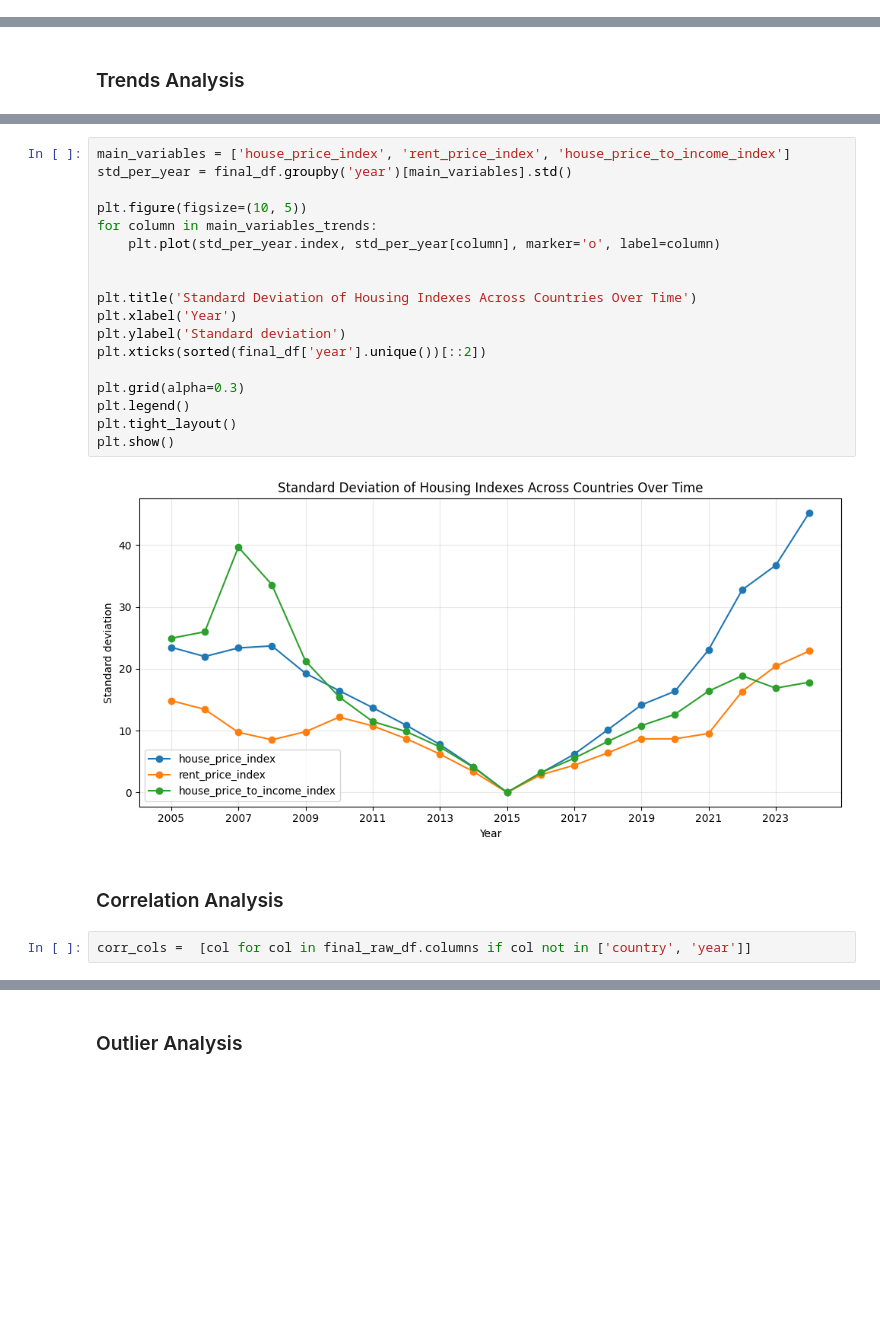
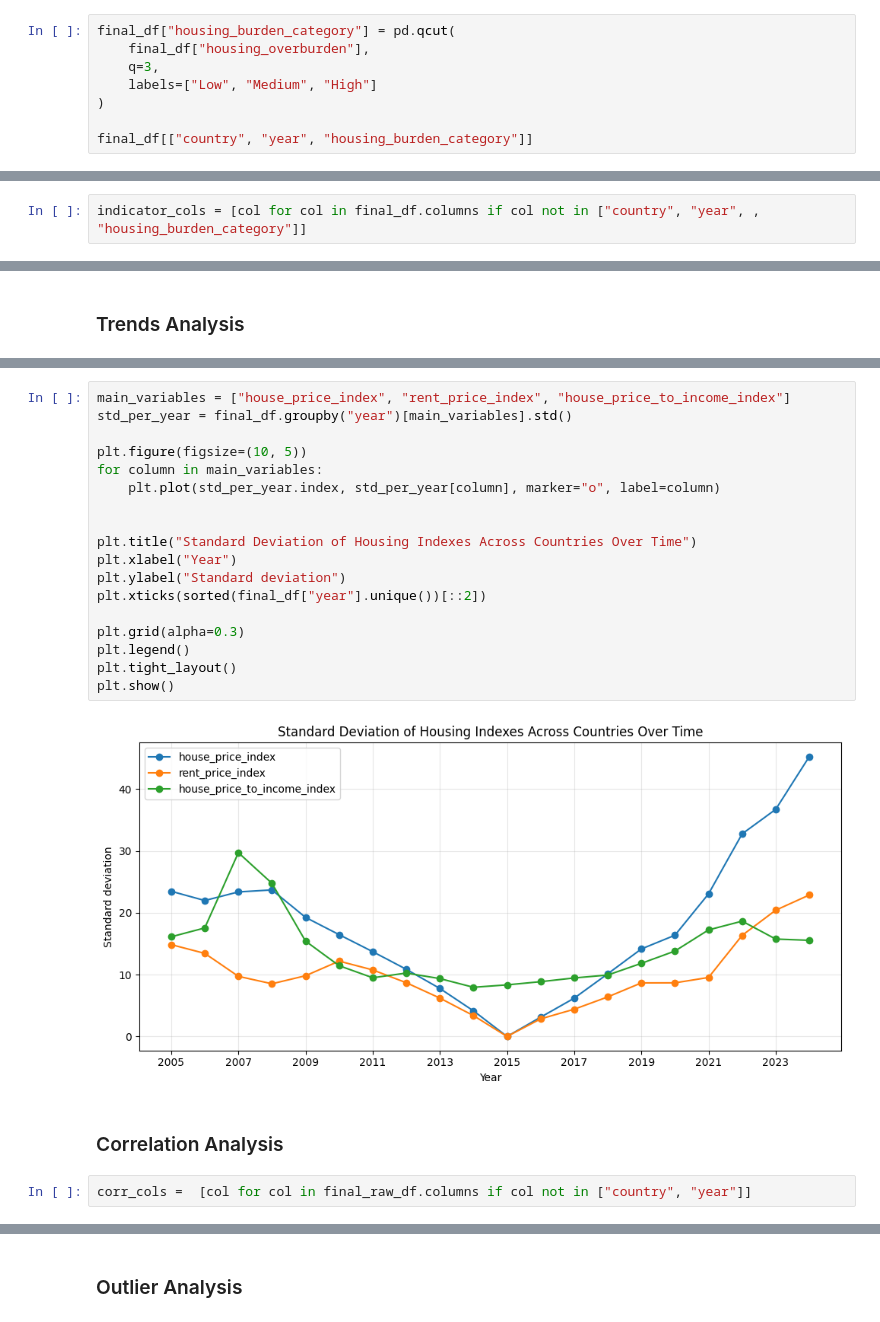
Before and after one commit to baktofebruary/InfoVis, a Jupyter notebook: notebooks/prepare_data.ipynb, the cells around one changed output, grey strips where cells are left out. Cells and saved outputs as stored; diff of their text form; blank space fills up the shorter version.

Commit message:
Add overburden category

```diff
--- a/notebooks/prepare_data.ipynb
+++ b/notebooks/prepare_data.ipynb
@@ -600,0 +613,8 @@ show_missing_values(final_df)
+# %%
+final_df["housing_burden_category"] = pd.qcut(
+    final_df["housing_overburden"],
+    q=3,
+    labels=["Low", "Medium", "High"]
+)
+
+final_df[["country", "year", "housing_burden_category"]]
@@ -604,6 +638,8 @@ show_missing_values(final_df)
 final_df.shape
 # %% [output]
 (520, 11)
+# %%
+indicator_cols = [col for col in final_df.columns if col not in ["country", "year", , "housing_burden_category"]]
 # %%
 final_df.head()
 # %% [output]
@@ -849,29 +885,29 @@ plt.show()
 # %% [output]
 [figure]
 # %%
-main_variables = ['house_price_index', 'rent_price_index', 'house_price_to_income_index']
-std_per_year = final_df.groupby('year')[main_variables].std()
+main_variables = ["house_price_index", "rent_price_index", "house_price_to_income_index"]
+std_per_year = final_df.groupby("year")[main_variables].std()
 
 plt.figure(figsize=(10, 5))
-for column in main_variables_trends:
-    plt.plot(std_per_year.index, std_per_year[column], marker='o', label=column)
+for column in main_variables:
+    plt.plot(std_per_year.index, std_per_year[column], marker="o", label=column)
 
 
-plt.title('Standard Deviation of Housing Indexes Across Countries Over Time')
-plt.xlabel('Year')
-plt.ylabel('Standard deviation')
-plt.xticks(sorted(final_df['year'].unique())[::2])
+plt.title("Standard Deviation of Housing Indexes Across Countries Over Time")
+plt.xlabel("Year")
+plt.ylabel("Standard deviation")
+plt.xticks(sorted(final_df["year"].unique())[::2])
 
 plt.grid(alpha=0.3)
 plt.legend()
 plt.tight_layout()
 plt.show()
 # %% [output]
-[figure, old version]
+[figure, new version]
 # %% [markdown]
 ### Correlation Analysis
 # %%
-corr_cols =  [col for col in final_raw_df.columns if col not in ['country', 'year']]
+corr_cols =  [col for col in final_raw_df.columns if col not in ["country", "year"]]
 # %%
 corr = final_df[corr_cols].corr()
 
```
Also changed, not shown: parts of 60 cells of this notebook.
